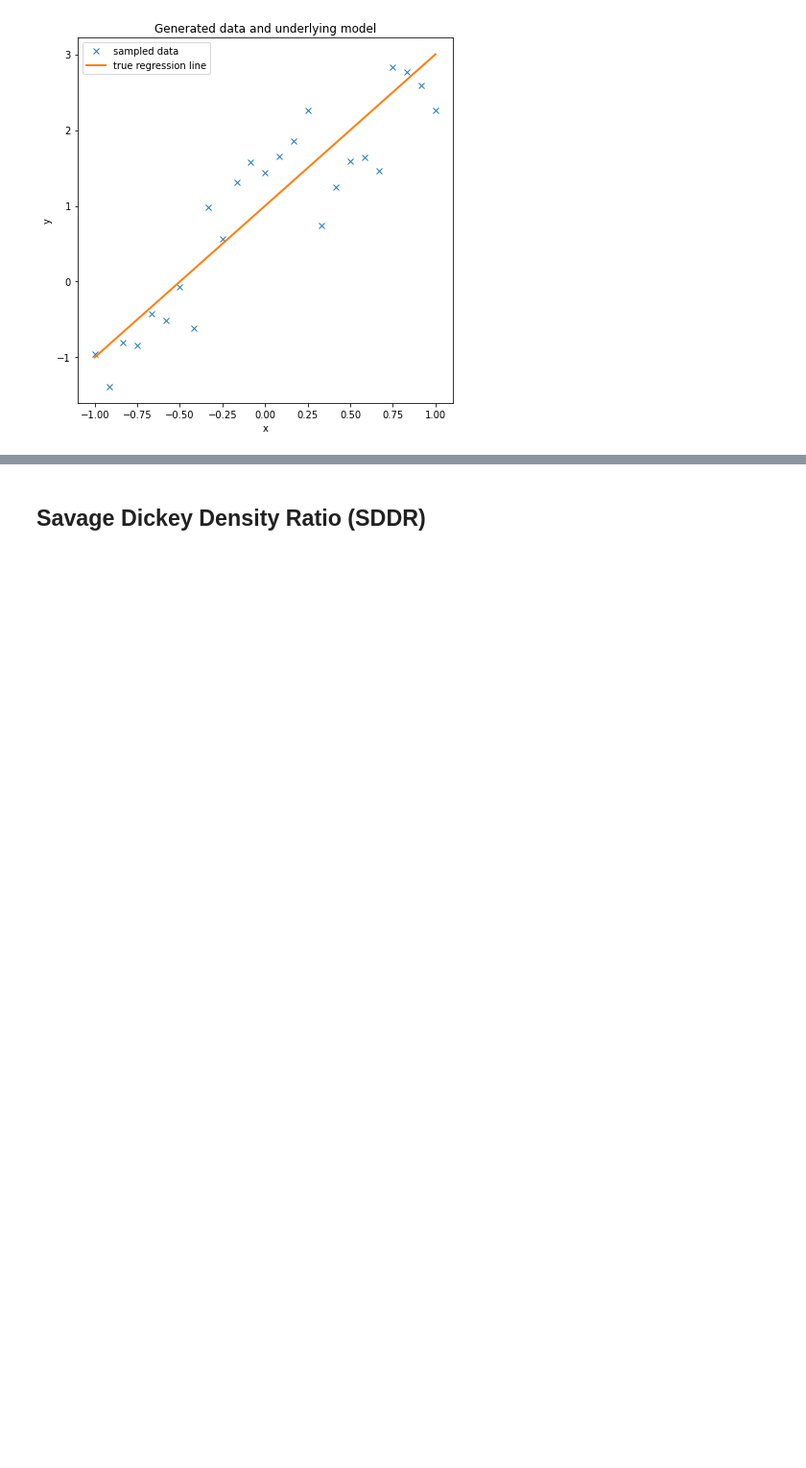
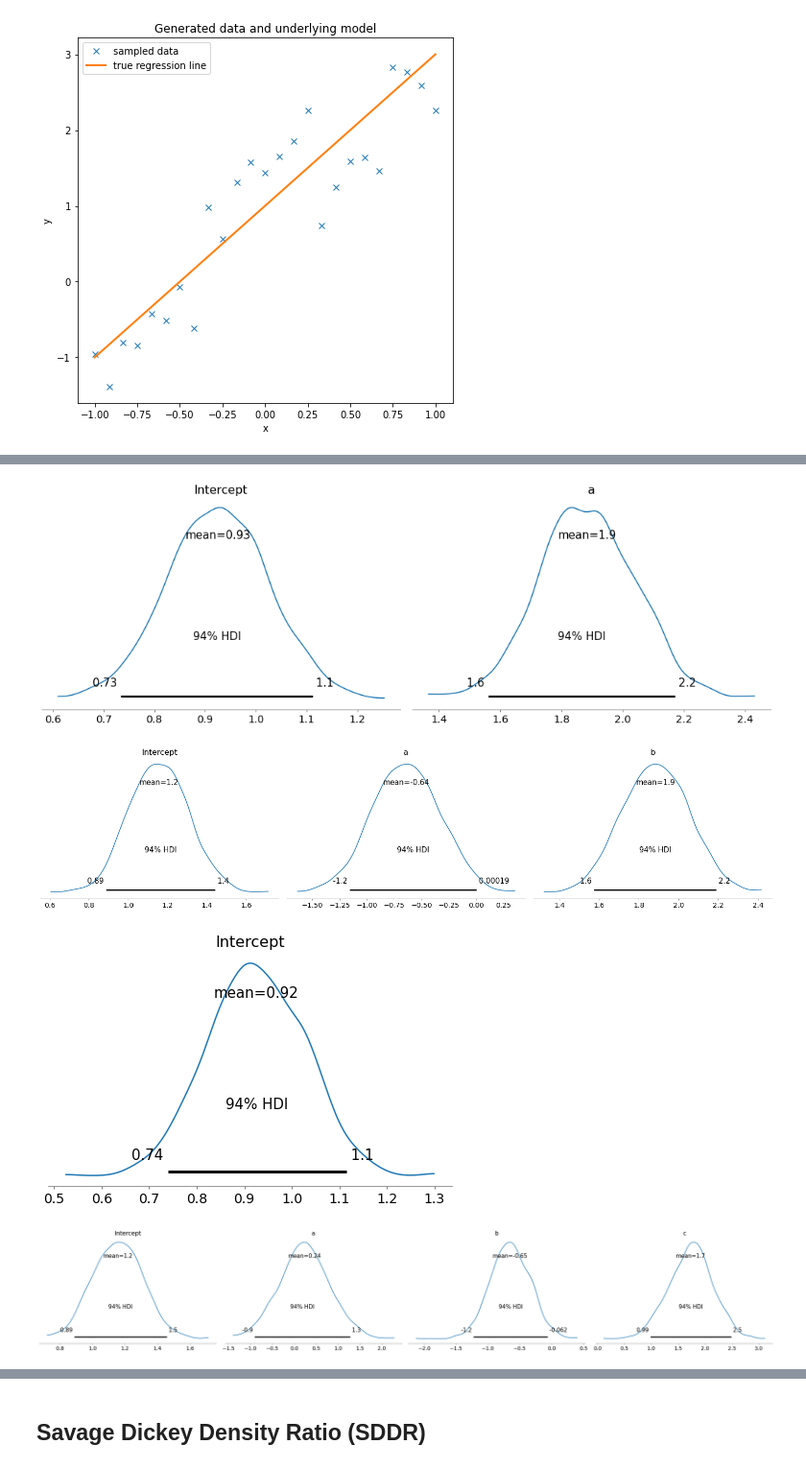
Before and after one commit to dschuechter/physics760_schuechter_krause, a Jupyter notebook: final_project/Code/Bayesian_model_selection_Testing.ipynb, the cells around one changed output, grey strips where cells are left out. Shown at 96% size. Drawn from its saved outputs; the diff is of its cells as text; code cells hidden in the pictures; blank space fills up the shorter version.

```diff
--- a/final_project/Code/Bayesian_model_selection_Testing.ipynb
+++ b/final_project/Code/Bayesian_model_selection_Testing.ipynb
@@ -78,9 +78,9 @@ prior_sigma = 2
 with pm.Model() as lin_model:  # model specifications in PyMC3 are wrapped in a with-statement
     # Define priors
     intercept = pm.Normal("Intercept", 0, sigma=prior_sigma)
-    m = pm.Normal("m", 0, sigma=prior_sigma)
+    a = pm.Normal("a", 0, sigma=prior_sigma)
 
-    mu = pm.Deterministic('mu', intercept + m * x)
+    mu = pm.Deterministic('mu', intercept + a * x)
     # Define likelihood
     likelihood = pm.Normal("y", mu=mu, sigma=sigma, observed=y)
 
@@ -143,15 +143,20 @@ Stage:   6 Beta: 1.000
 # %%
 #plot the marginal posteriors for each sampled parameter, this is done by arviz
 with lin_model:
-    az.plot_posterior(lin_trace, var_names=['Intercept', 'm'])
+    az.plot_posterior(lin_trace, var_names=['Intercept', 'a'])
 
 with sq_model:
     az.plot_posterior(sq_trace, var_names=['Intercept', 'a', 'b'])
 
 with const_model:
     az.plot_posterior(const_trace, var_names=['Intercept'])
 with cub_model:
     az.plot_posterior(cub_trace, var_names=['Intercept', 'a','b','c'])
+# %% [output]
+[figure, added]
+[figure, added]
+[figure, added]
+[figure, added]
 # %%
 #now lets check what we just sampled
 #first we plot our data again
```
Also changed, not shown: parts of 5 cells of this notebook, 2 other files.
